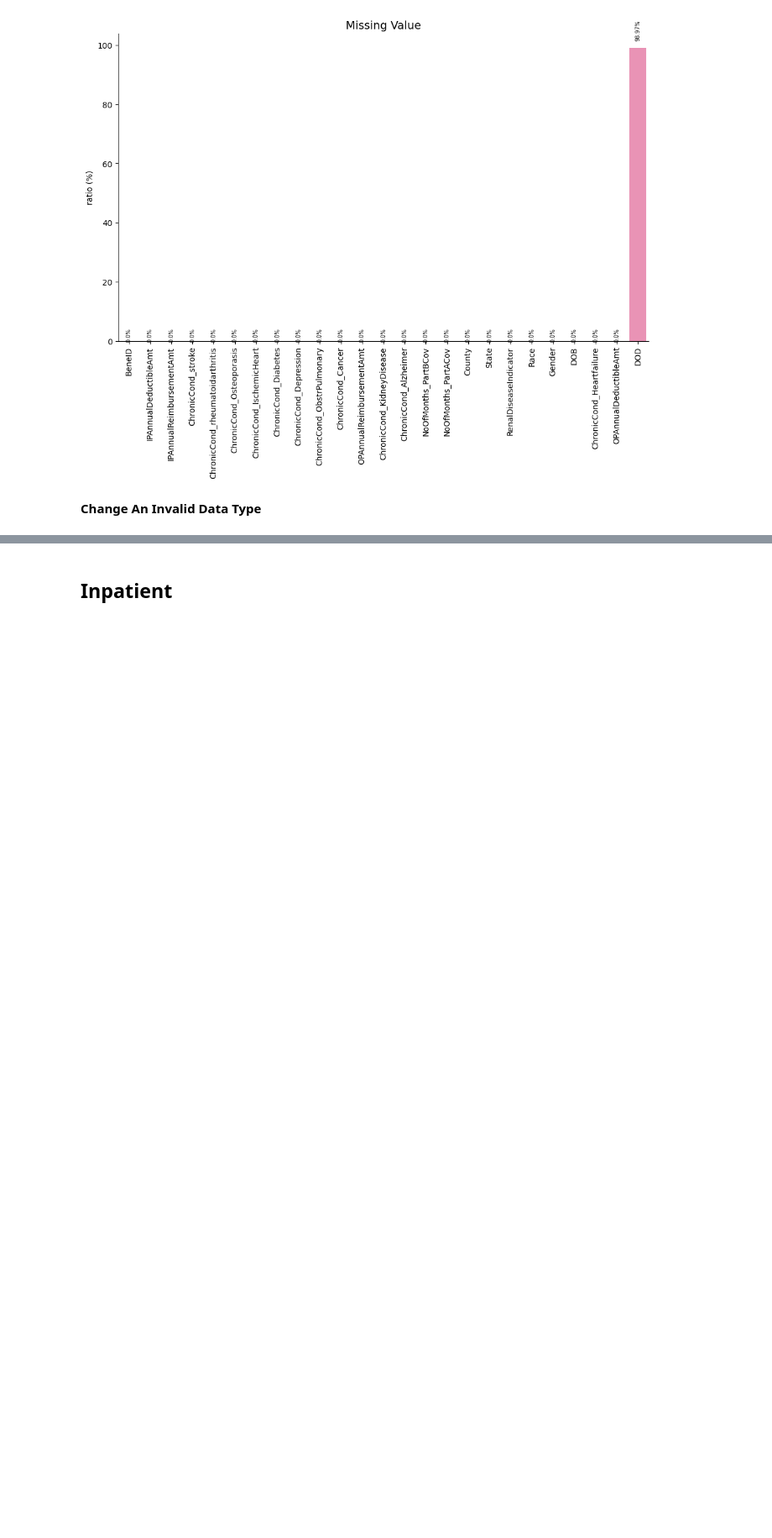
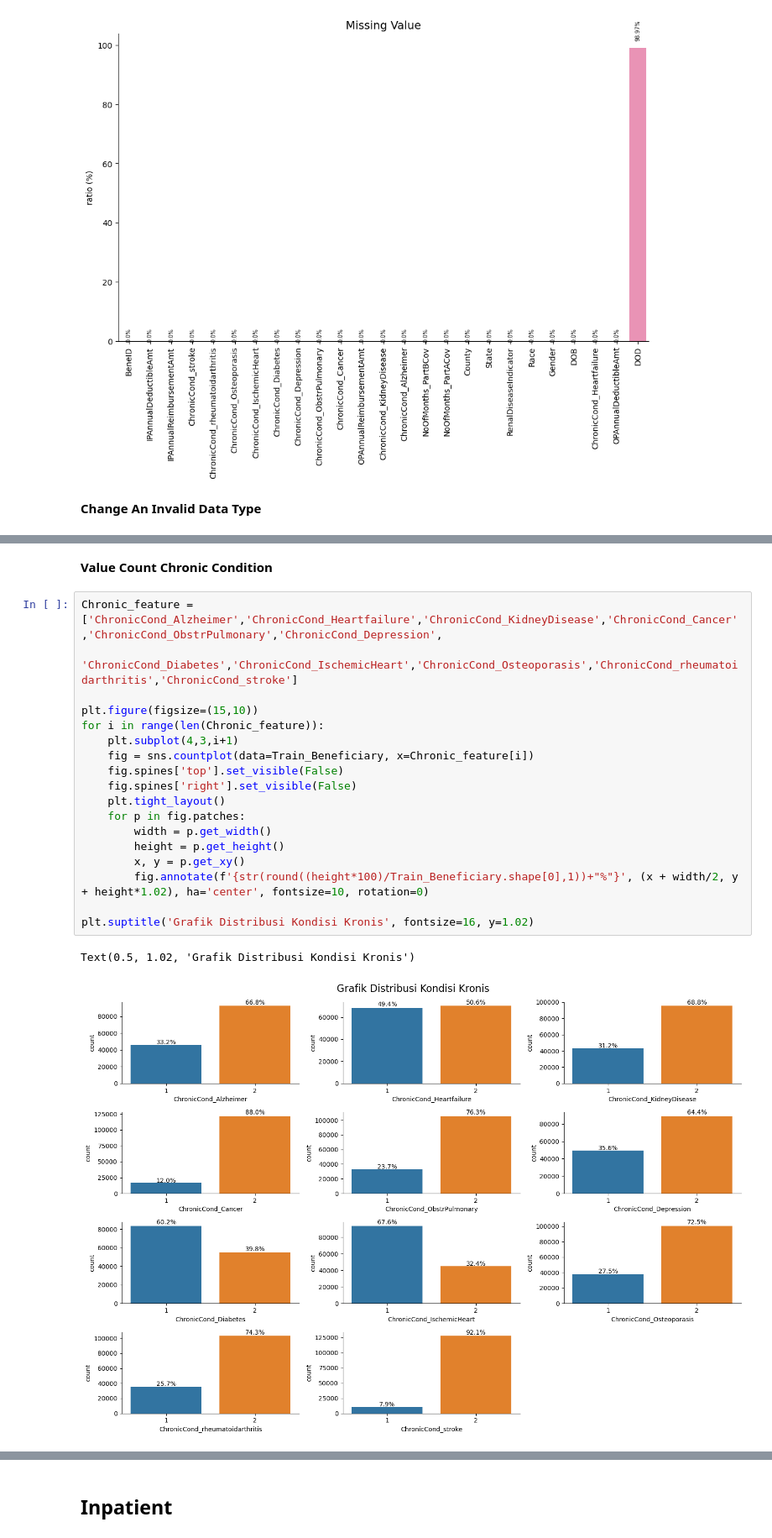
Before and after one commit to JodhiKrisantus/Healthcare-Provider-Fraud-Detection-Analysis, a Jupyter notebook: script_python.ipynb, the cells around one changed output, grey strips where cells are left out. Shown at 84% size. Drawn from its saved outputs; the diff is of its cells as text; blank space fills up the shorter version.

```diff
--- a/script_python.ipynb
+++ b/script_python.ipynb
@@ -218,0 +295,23 @@ Dtype :  datetime64[ns]
+# %% [markdown]
+**Value Count Chronic Condition**
+# %%
+Chronic_feature = ['ChronicCond_Alzheimer','ChronicCond_Heartfailure','ChronicCond_KidneyDisease','ChronicCond_Cancer','ChronicCond_ObstrPulmonary','ChronicCond_Depression',
+       	'ChronicCond_Diabetes','ChronicCond_IschemicHeart','ChronicCond_Osteoporasis','ChronicCond_rheumatoidarthritis','ChronicCond_stroke']
+
+plt.figure(figsize=(15,10))
+for i in range(len(Chronic_feature)):
+    plt.subplot(4,3,i+1)
+    fig = sns.countplot(data=Train_Beneficiary, x=Chronic_feature[i])
+    fig.spines['top'].set_visible(False)
+    fig.spines['right'].set_visible(False)
+    plt.tight_layout()
+    for p in fig.patches:
+        width = p.get_width()
+        height = p.get_height()
+        x, y = p.get_xy()
+        fig.annotate(f'{str(round((height*100)/Train_Beneficiary.shape[0],1))+"%"}', (x + width/2, y + height*1.02), ha='center', fontsize=10, rotation=0)
+
+plt.suptitle('Grafik Distribusi Kondisi Kronis', fontsize=16, y=1.02)
+# %% [output]
+Text(0.5, 1.02, 'Grafik Distribusi Kondisi Kronis')
+[figure, added]
```
Also changed, not shown: parts of 15 cells of this notebook.
